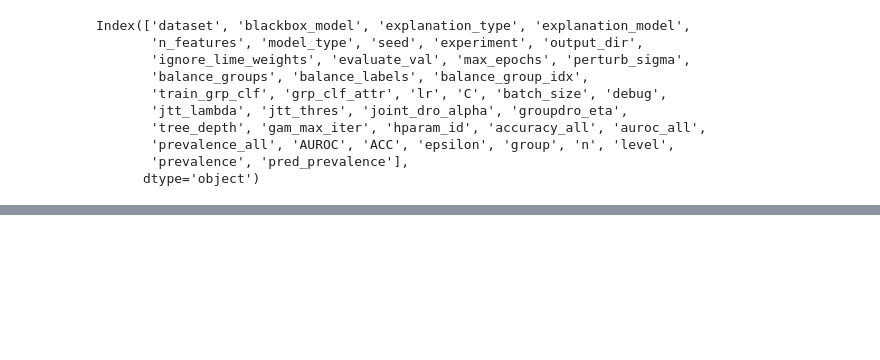
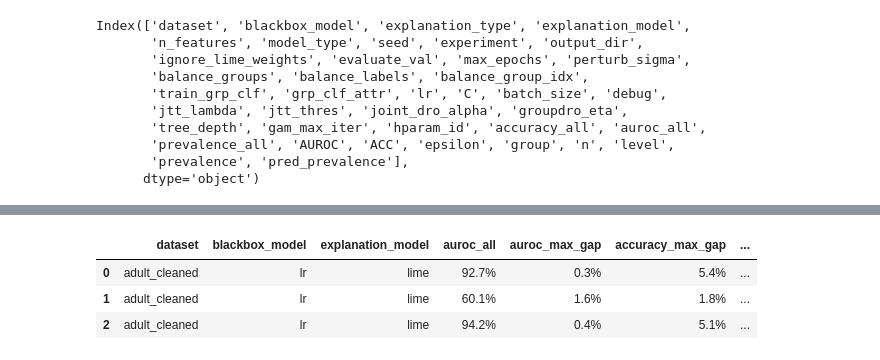
Before and after one commit to Eightina/ExplanationsSubpopulations, a Jupyter notebook: notebooks/localmodels.ipynb, the cells around one changed output, grey strips where cells are left out. Cells and saved outputs as stored; diff of their text form; code cells hidden in the pictures; blank space fills up the shorter version.

```diff
--- a/notebooks/localmodels.ipynb
+++ b/notebooks/localmodels.ipynb
@@ -393,2 +416,17 @@ print(temp1[['dataset','blackbox_model','explanation_model',
 \bottomrule
 \end{tabular}
+# %%
+temp1[['dataset','blackbox_model','explanation_model',
+             'auroc_all',
+             'auroc_max_gap',
+             'accuracy_max_gap',
+             'auroc_sens_gap',
+             'accuracy_sens_gap',
+             'epsilon_sens_gap',
+             'model_type'
+             ]].sort_values(['dataset','blackbox_model','explanation_model'])
+# %% [output]
+|  | dataset | blackbox_model | explanation_model | auroc_all | auroc_max_gap | accuracy_max_gap | ... |
+| 0 | adult_cleaned | lr | lime | 92.7% | 0.3% | 5.4% | ... |
+| 1 | adult_cleaned | lr | lime | 60.1% | 1.6% | 1.8% | ... |
+| 2 | adult_cleaned | lr | lime | 94.2% | 0.4% | 5.1% | ... |
```
Also changed, not shown: parts of 17 cells of this notebook, 10 other files.
